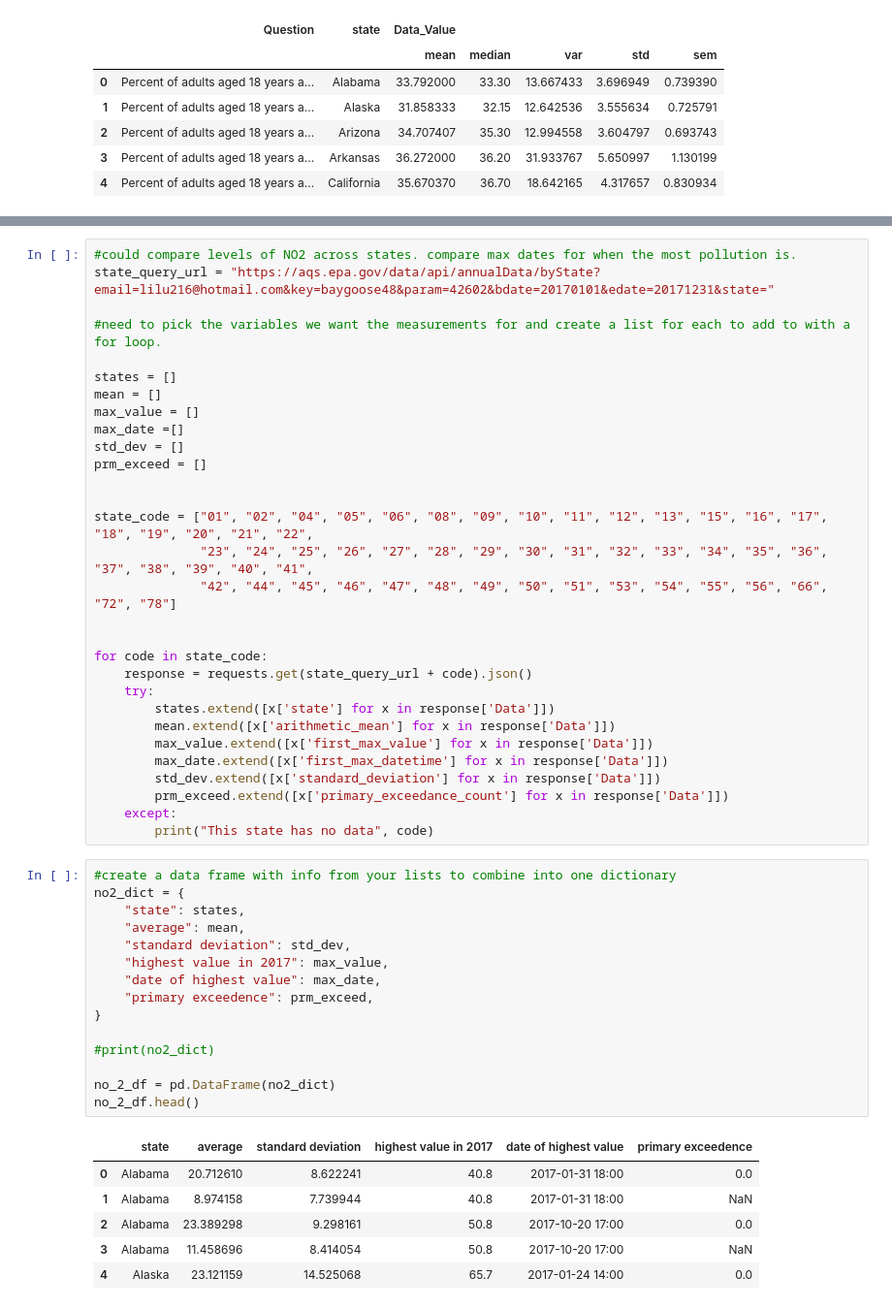
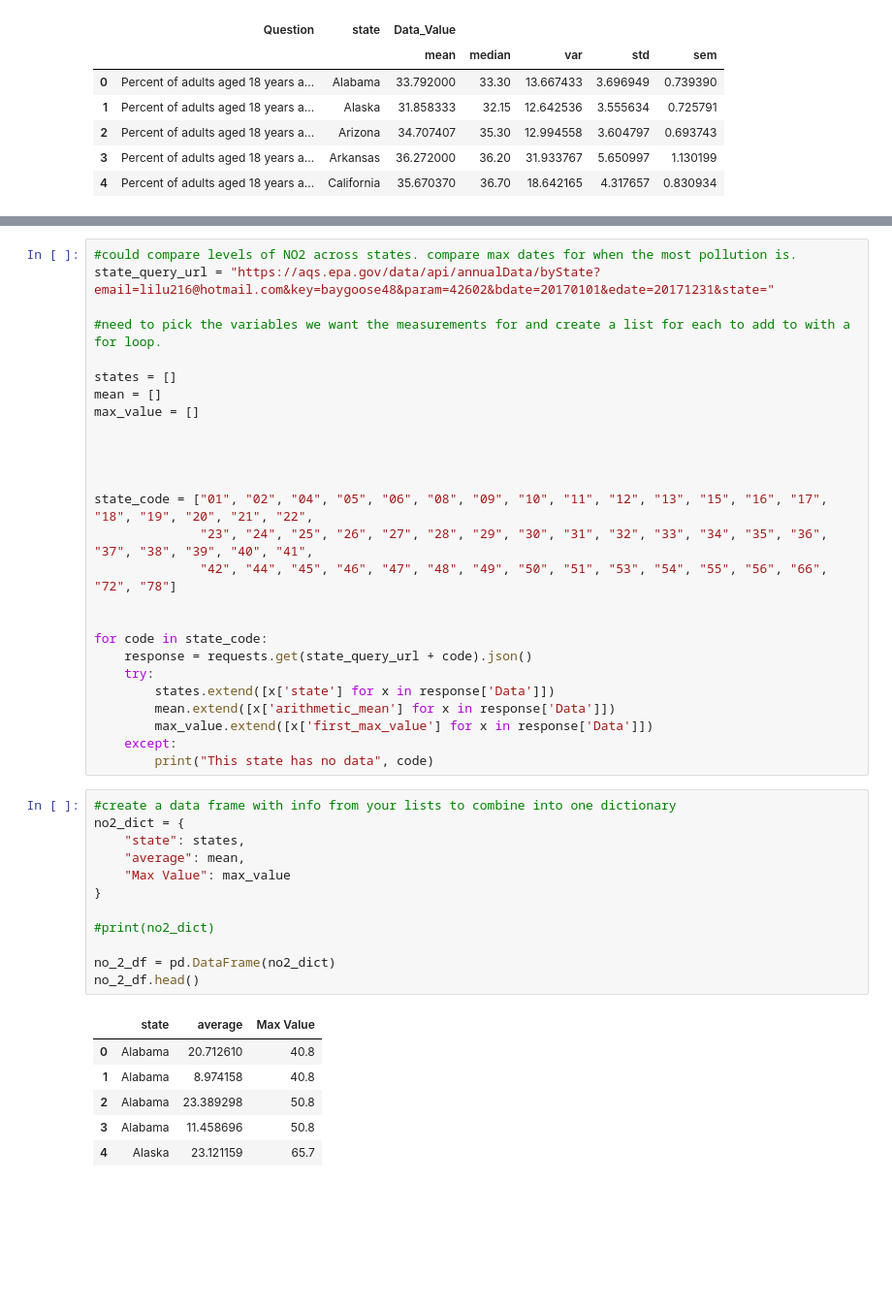
Before and after one commit to BrittLHeth/Project-1-API, a Jupyter notebook: Soujanya.ipynb, the cells around one changed output, grey strips where cells are left out. Shown: that part at 97% size. Saved outputs shown, nothing was run; the diff lists cells and outputs as text; blank space fills up the shorter version.

```diff
--- a/Soujanya.ipynb
+++ b/Soujanya.ipynb
@@ -111,9 +111,8 @@ state_query_url = "https://aqs.epa.gov/data/api/annualData/byState?email=lilu216
 states = []
 mean = []
 max_value = []
-max_date =[]
-std_dev = []
-prm_exceed = []
+
+
 
 
 state_code = ["01", "02", "04", "05", "06", "08", "09", "10", "11", "12", "13", "15", "16", "17", "18", "19", "20", "21", "22",
@@ -127,30 +126,24 @@ for code in state_code:
         states.extend([x['state'] for x in response['Data']])
         mean.extend([x['arithmetic_mean'] for x in response['Data']])
         max_value.extend([x['first_max_value'] for x in response['Data']])
-        max_date.extend([x['first_max_datetime'] for x in response['Data']])
-        std_dev.extend([x['standard_deviation'] for x in response['Data']])
-        prm_exceed.extend([x['primary_exceedance_count'] for x in response['Data']])
     except:
         print("This state has no data", code)
 # %%
 #create a data frame with info from your lists to combine into one dictionary
 no2_dict = {
     "state": states,
     "average": mean,
-    "standard deviation": std_dev,
-    "highest value in 2017": max_value,
-    "date of highest value": max_date,
-    "primary exceedence": prm_exceed,
+    "Max Value": max_value
 }
 
 #print(no2_dict)
 
 no_2_df = pd.DataFrame(no2_dict)
 no_2_df.head()
 # %% [output]
-|  | state | average | standard deviation | highest value in 2017 | date of highest value | primary exceedence |
-| 0 | Alabama | 20.712610 | 8.622241 | 40.8 | 2017-01-31 18:00 | 0.0 |
-| 1 | Alabama | 8.974158 | 7.739944 | 40.8 | 2017-01-31 18:00 | NaN |
-| 2 | Alabama | 23.389298 | 9.298161 | 50.8 | 2017-10-20 17:00 | 0.0 |
-| 3 | Alabama | 11.458696 | 8.414054 | 50.8 | 2017-10-20 17:00 | NaN |
-| 4 | Alaska | 23.121159 | 14.525068 | 65.7 | 2017-01-24 14:00 | 0.0 |
+|  | state | average | Max Value |
+| 0 | Alabama | 20.712610 | 40.8 |
+| 1 | Alabama | 8.974158 | 40.8 |
+| 2 | Alabama | 23.389298 | 50.8 |
+| 3 | Alabama | 11.458696 | 50.8 |
+| 4 | Alaska | 23.121159 | 65.7 |
```
Also changed, not shown: parts of 9 cells of this notebook.
